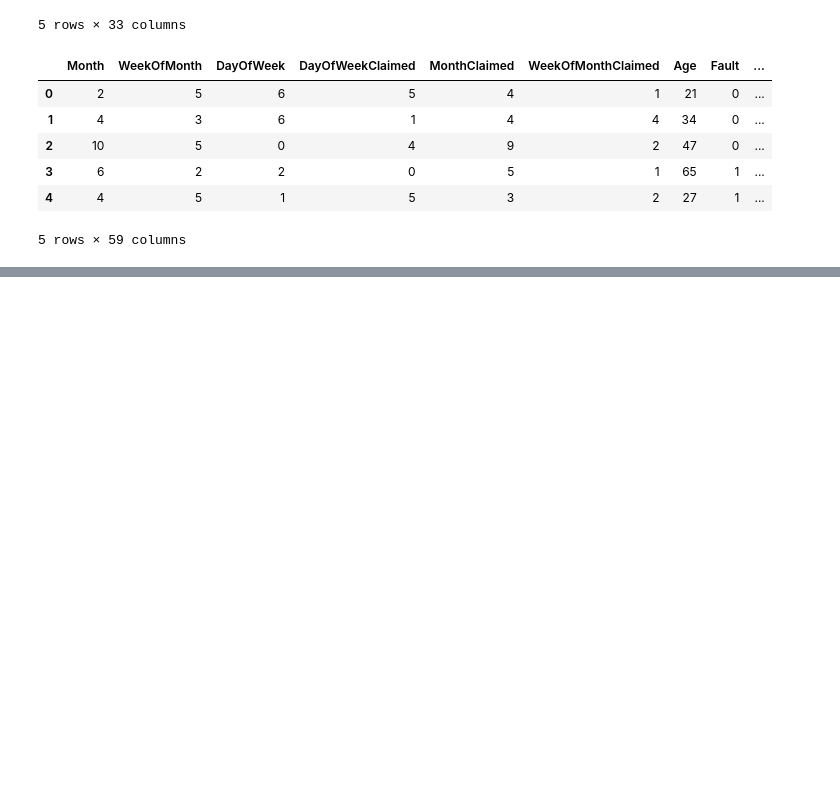
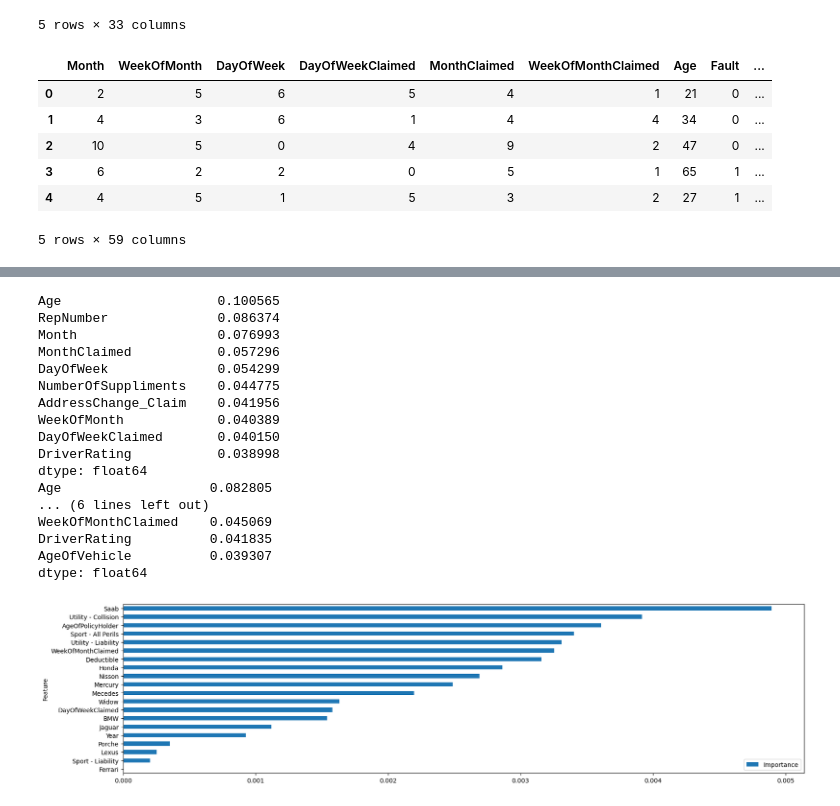
Before and after one commit to Marcos-Verdi/DA_Cls_carInsuranceFraud, a Jupyter notebook: car_insurance_fraud_analysis.ipynb, the cells around one changed output, grey strips where cells are left out. Saved outputs shown, nothing was run; the diff lists cells and outputs as text; code cells hidden in the pictures; blank space fills up the shorter version.

```diff
--- a/car_insurance_fraud_analysis.ipynb
+++ b/car_insurance_fraud_analysis.ipynb
@@ -528,3 +528,33 @@ weighted avg       0.88      0.94      0.91      3084
 [figure]
 [figure]
 [figure]
+# %%
+for c in classifiers:
+    if c != lg_cls:
+        c.fit(x_train,y_train)
+        importance = pd.Series(c.feature_importances_,index=x_train.columns)
+        print(importance.sort_values(ascending=False).head(10))
+    else:
+        coefficients = c.coef_[0]
+        feature_importance = pd.DataFrame({'Feature': x_train.columns, 'Importance': np.abs(coefficients)})
+        feature_importance = feature_importance.sort_values('Importance', ascending=True).head(20)
+        feature_importance.plot(x='Feature', y='Importance', kind='barh', figsize=(20,5))
+# %% [output]
+Age                    0.100565
+RepNumber              0.086374
+Month                  0.076993
+MonthClaimed           0.057296
+DayOfWeek              0.054299
+NumberOfSuppliments    0.044775
+AddressChange_Claim    0.041956
+WeekOfMonth            0.040389
+DayOfWeekClaimed       0.040150
+DriverRating           0.038998
+dtype: float64
+Age                   0.082805
+... (6 lines left out)
+WeekOfMonthClaimed    0.045069
+DriverRating          0.041835
+AgeOfVehicle          0.039307
+dtype: float64
+[figure, added]
```
Also changed, not shown: parts of 1 cell of this notebook.
